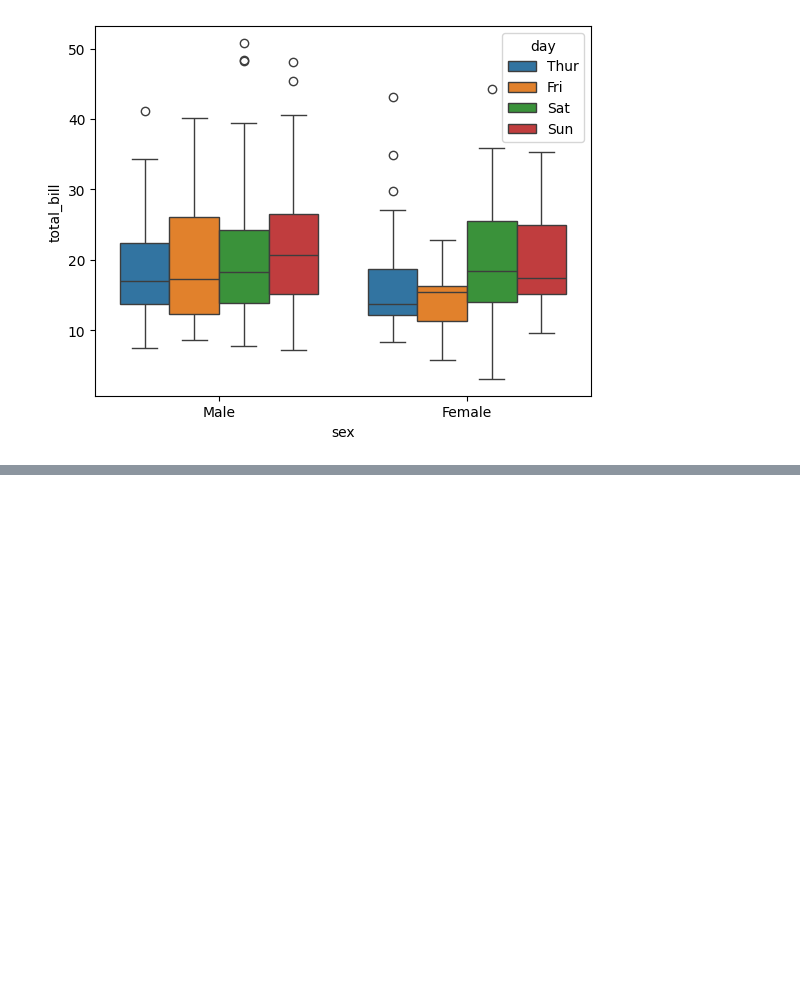
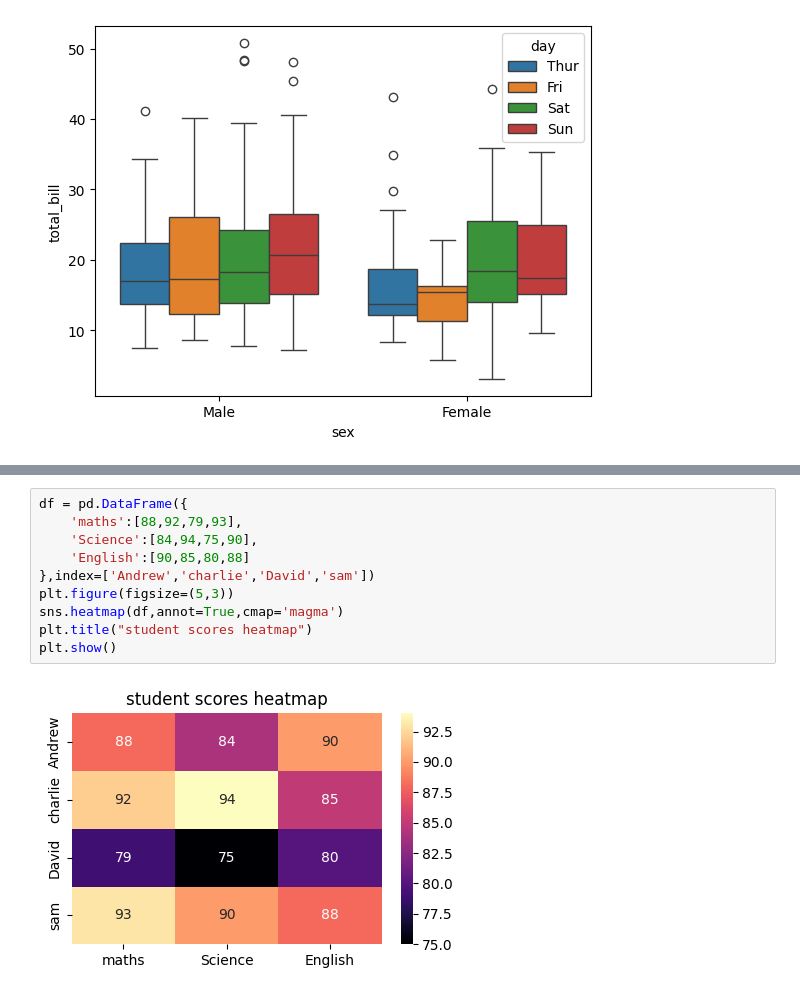
Before and after one commit to Srikanth-9492/My_python_notebook, a Jupyter notebook: Data_Visualization.ipynb, the cells around one changed output, grey strips where cells are left out. Drawn from its saved outputs; the diff is of its cells as text; blank space fills up the shorter version.

```diff
--- a/Data_Visualization.ipynb
+++ b/Data_Visualization.ipynb
@@ -397,0 +417,12 @@ sns.boxplot(data=data,x='sex', y='total_bill',hue='day')
+# %%
+df = pd.DataFrame({
+    'maths':[88,92,79,93],
+    'Science':[84,94,75,90],
+    'English':[90,85,80,88]
+},index=['Andrew','charlie','David','sam'])
+plt.figure(figsize=(5,3))
+sns.heatmap(df,annot=True,cmap='magma')
+plt.title("student scores heatmap")
+plt.show()
+# %% [output]
+[figure, added]
```
Also changed, not shown: parts of 6 cells of this notebook.
